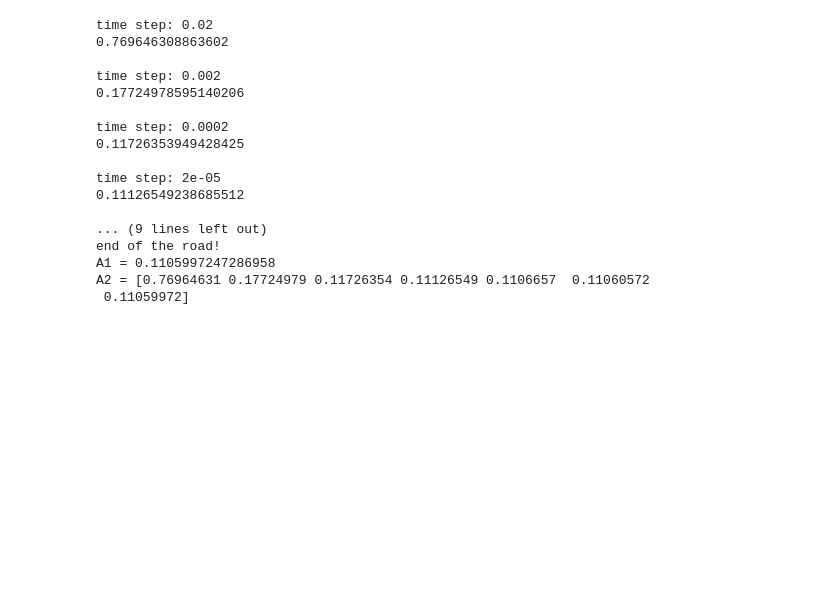
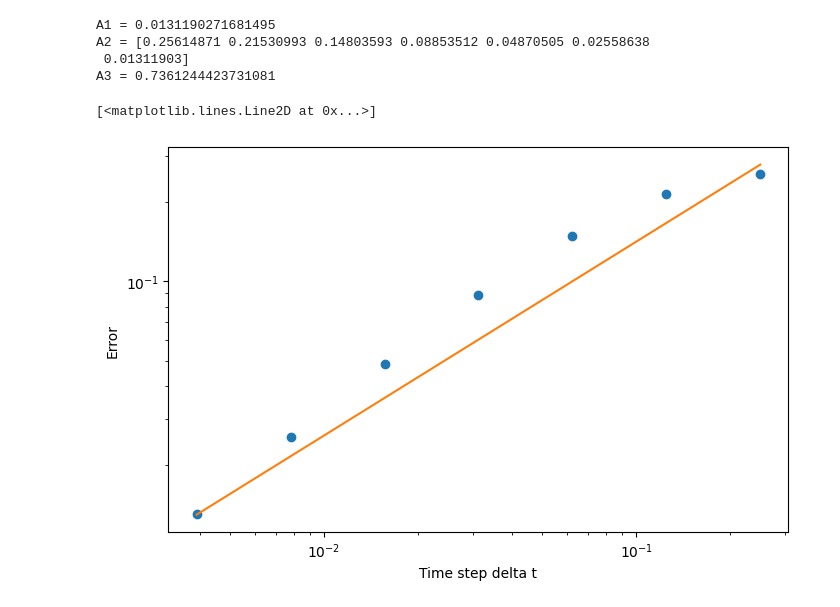
Before and after one commit to simonhansedasi/AMATH, a Jupyter notebook: HW1/HW1.ipynb, the cells around one changed output. Drawn from its saved outputs; the diff is of its cells as text; code cells hidden in the pictures; blank space fills up the shorter version.

```diff
--- a/HW1/HW1.ipynb
+++ b/HW1/HW1.ipynb
@@ -3,61 +3,60 @@ import numpy as np
 import matplotlib.pyplot as plt
 from scipy.integrate import solve_ivp
 # %%
-#Question 1
-#part a -- Forward Euler
+# Question 1
+# part a -- Forward Euler
 
-#define delta t values
-del_t = [2e-2, 2e-3, 2e-4, 2e-5, 2e-6, 2e-7, 2e-8]
+# define delta t values
+del_t = [2**-2, 2**-3, 2**-4, 2**-5, 2**-6, 2**-7, 2**-8]
 
 
-#given ODE
+# given ODE
 f = lambda t, y: -3 * y * np.sin(t)
 
-#given solution
-y_true = lambda t, y: (np.pi / np.sqrt(2)) * np.exp(-3 * (np.cos(t)))
+# given solution
+y_true = lambda t: (np.pi / np.sqrt(2)) * np.exp(3 * (np.cos(t) -1))
 
-#given initial condition
+# given initial condition
 y_0 = np.pi / np.sqrt(2)
 
-#set up loop over time steps
+# set up loop over time steps
 A2 = np.array([])
 for i in del_t:
     dt = i
     t = np.arange(0, 5 + dt, dt)
     y = np.zeros(len(t))
-    y[0] = (np.pi)/np.sqrt(2)
 
-    #implement FE and calculate error
+    # implement FE and calculate error
     for n in range(0, len(t) - 1):
         y[0] = y_0
         y[n + 1] = y[n] + dt * f(t[n], y[n])
-    E = abs(y_true(t[5], y[5]) - f(t[5], y[5]))
-    print('time step: ' + str(i))
-    print(E)
+    E = abs(y_true(t[-1]) - y[-1])
+    # print('time step: ' + str(i))
+    # print(E)
     A2 = np.append(A2,E)
-    print('')
-    if i == 2e-8:
-        print('end of the road!')
+    # print('')
+
+    if i == 2**-8:
         A1 = E
-        print('A1 = ' + str(A1))
-        print('A2 = ' + str(A2))
+
 
     # break
+
+fig, ax = plt.subplots(1,1, figsize = (8,5))
+fig = plt.loglog(del_t, A2, 'o')
+ax.set_ylabel('Error')
+ax.set_xlabel('Time step delta t')
+a, b = np.polyfit(np.log(del_t), np.log(A2), 1)
+A3 = a
+print('A1 = ' + str(A1))
+print('A2 = ' + str(A2))
+print('A3 = ' + str(A3))
+
+plt.loglog((del_t), 0.77 * del_t**a)
 # %% [output]
-time step: 0.02
-0.769646308863602
-
-time step: 0.002
-0.17724978595140206
-
-time step: 0.0002
-0.11726353949428425
-
-time step: 2e-05
-0.11126549238685512
-
-... (9 lines left out)
-end of the road!
-A1 = 0.1105997247286958
-A2 = [0.76964631 0.17724979 0.11726354 0.11126549 0.1106657  0.11060572
- 0.11059972]
+A1 = 0.0131190271681495
+A2 = [0.25614871 0.21530993 0.14803593 0.08853512 0.04870505 0.02558638
+ 0.01311903]
+A3 = 0.7361244423731081
+[<matplotlib.lines.Line2D at 0x...>]
+[figure, added]
```
Also changed, not shown: parts of 6 cells of this notebook, 1 other file.
